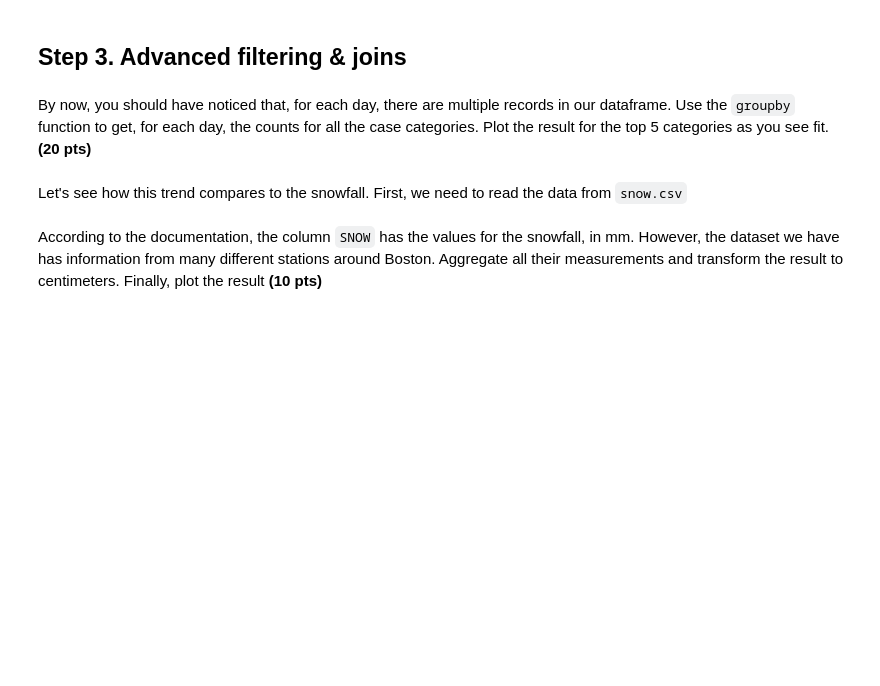
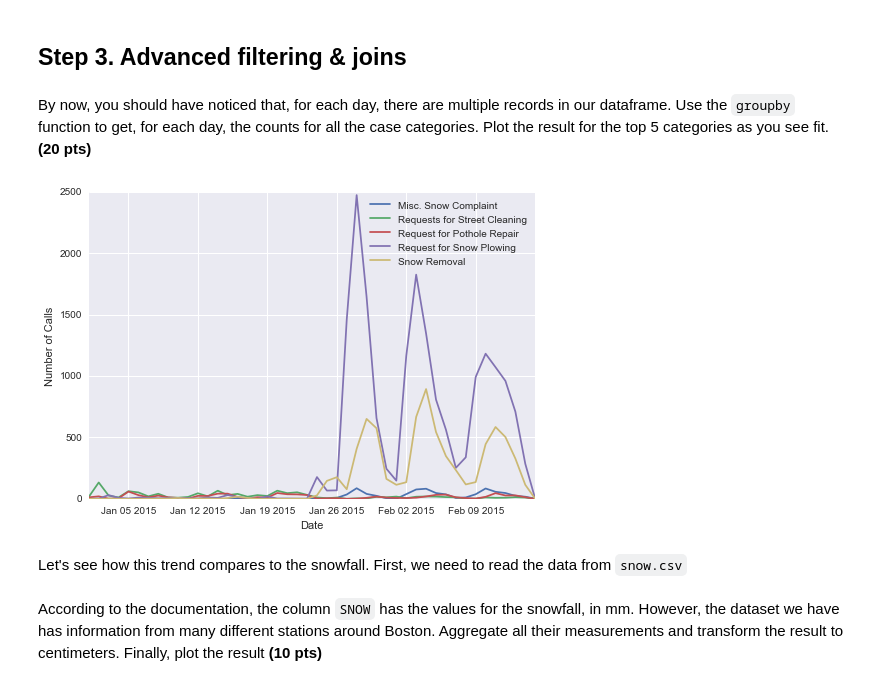
Before and after one commit to tbeaudry/spring-2015-homeworks, a Jupyter notebook: submissions/Homework-2/2.Pandas-in-Boston.ipynb, the cells around one changed output. Drawn from its saved outputs; the diff is of its cells as text; code cells hidden in the pictures; blank space fills up the shorter version.

Commit message:
part 3 graph done

```diff
--- a/submissions/Homework-2/2.Pandas-in-Boston.ipynb
+++ b/submissions/Homework-2/2.Pandas-in-Boston.ipynb
@@ -289,3 +287,57 @@ By now, you should have noticed that, for each day, there are multiple records i
+# %%
+# Write your code here
+import numpy as np
+boston = pd.read_csv('cases_2015.csv',parse_dates=['OPEN_DT','TARGET_DT','CLOSED_DT'])
+boston.OPEN_DT=boston.OPEN_DT.apply(lambda d: datetime.date(d))
+gains = {}
+for gain, gain_data in boston.groupby(["OPEN_DT"]):
+    gains[gain] = gain_data
+#print gains
+days={}
+for x in gains:
+    day={'Request for Snow Plowing':0,'Snow Removal':0,'Requests for Street Cleaning':0,'Request for Pothole Repair':0,'Misc. Snow Complaint':0}
+    for z in gains[x]['CASE_TITLE']:#.count('Request for Snow Plowing')
+        for d in day:
+            if z==(d):
+                day[d]+=1
+    days[x]=day
+
+daysx=[]
+c1=[]
+c2=[]
+c3=[]
+c4=[]
+c5=[]
+for title,data_dict in days.iteritems():
+    x=title
+    daysx.append(x)
+    label=data_dict.keys()
+    #print label
+    y=data_dict.values()
+    c1.append(y[0])
+    c2.append(y[1])
+    c3.append(y[2])
+    c4.append(y[3])
+    c5.append(y[4])
+idx=np.argsort(daysx)
+daysx=np.array(daysx)[idx]
+c1=np.array(c1)[idx]
+c2=np.array(c2)[idx]
+c3=np.array(c3)[idx]
+c4=np.array(c4)[idx]
+c5=np.array(c5)[idx]
+#print daysx,c1
+plt.plot(daysx,c1,label='Misc. Snow Complaint')
+plt.plot(daysx,c2,label='Requests for Street Cleaning')
+plt.plot(daysx,c3,label= 'Request for Pothole Repair')
+plt.plot(daysx,c4,label='Request for Snow Plowing')
+plt.plot(daysx,c5,label='Snow Removal')
+plt.legend(label)
+plt.xlabel('Date')
+plt.ylabel('Number of Calls')
+plt.show()
+# %% [output]
+[figure, added]
 # %% [markdown]
 Let's see how this trend compares to the snowfall. First, we need to read the data from `snow.csv`
 # %%
```
Also changed, not shown: parts of 3 cells of this notebook.
